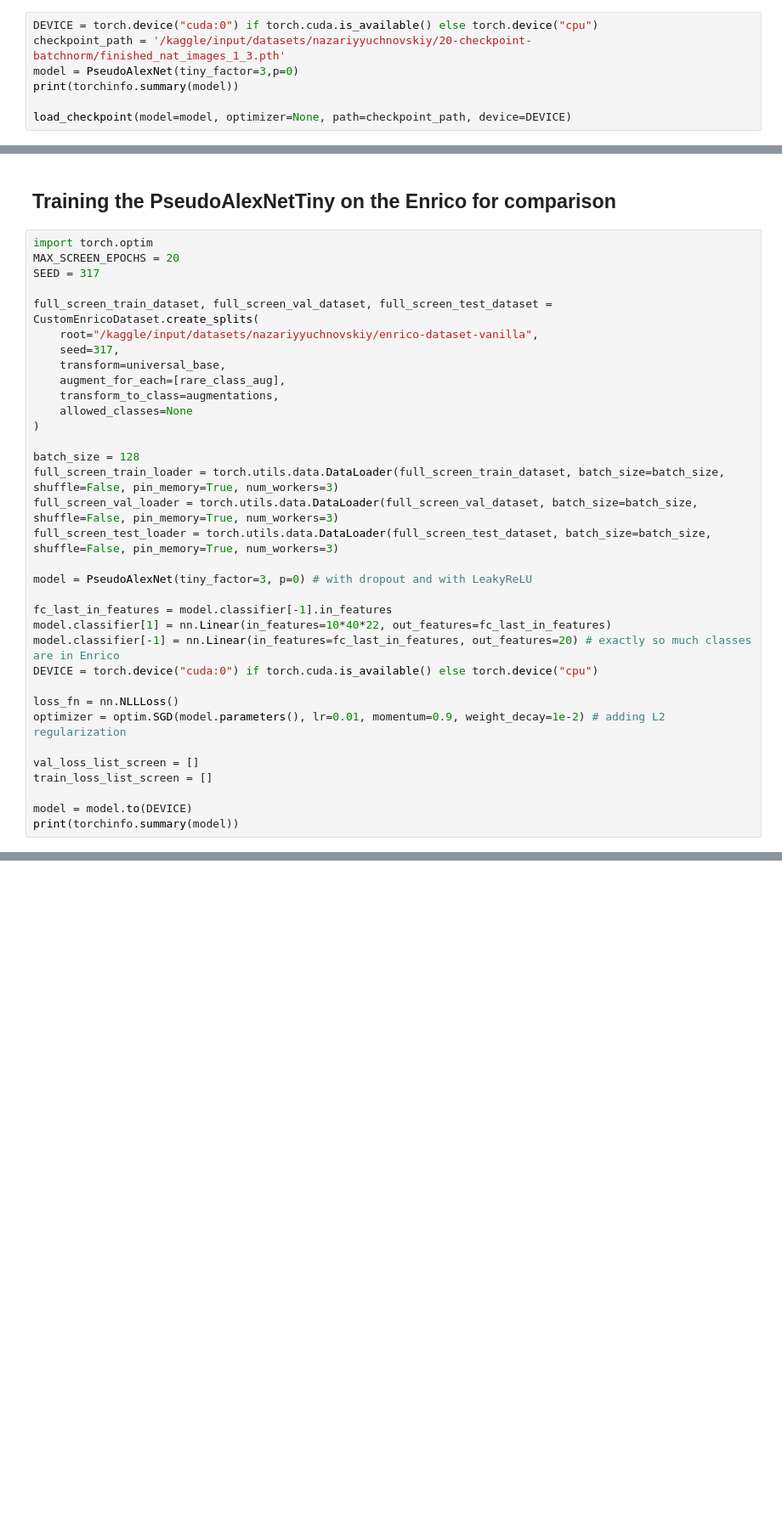
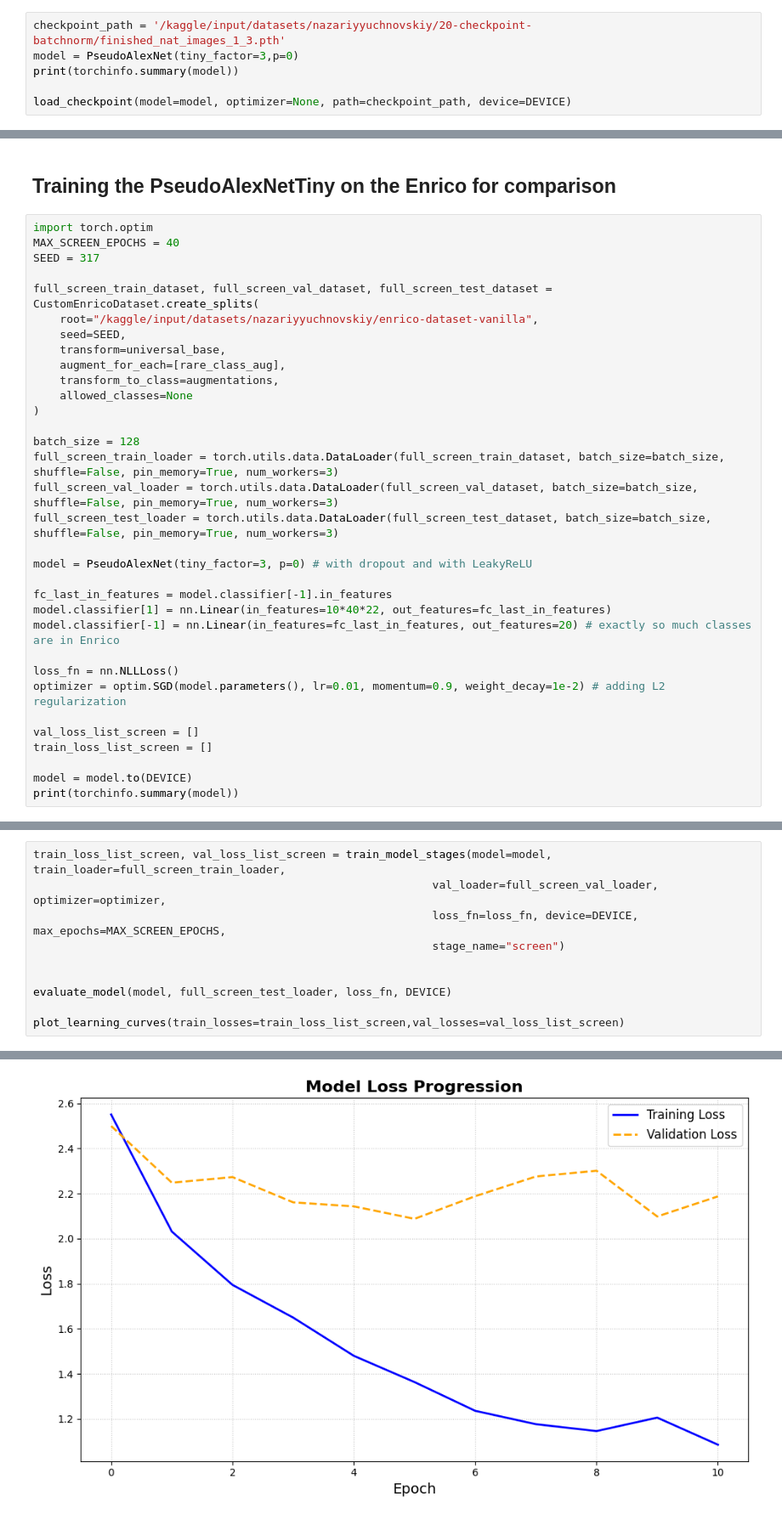
Before and after one commit to madbulgarianfromukraine/modeling_cvs, a Jupyter notebook: src/simple_model/simple_tiny_example.ipynb, the cells around one changed output, grey strips where cells are left out. Shown at 85% size. Saved outputs shown, nothing was run; the diff lists cells and outputs as text; blank space fills up the shorter version.

```diff
--- a/src/simple_model/simple_tiny_example.ipynb
+++ b/src/simple_model/simple_tiny_example.ipynb
@@ -860,7 +227,6 @@ small_screen_test_loader = torch.utils.data.DataLoader(small_screen_test_dataset
 # %% [markdown]
 Loading the checkpoint after the initial training
 # %%
-DEVICE = torch.device("cuda:0") if torch.cuda.is_available() else torch.device("cpu")
 checkpoint_path = '/kaggle/input/datasets/nazariyyuchnovskiy/20-checkpoint-batchnorm/finished_nat_images_1_3.pth'
 model = PseudoAlexNet(tiny_factor=3,p=0)
 print(torchinfo.summary(model))
@@ -1313,12 +442,12 @@ plot_learning_curves(train_losses=train_loss_list,val_losses=val_loss_list)
 ## Training the PseudoAlexNetTiny on the Enrico for comparison
 # %%
 import torch.optim
-MAX_SCREEN_EPOCHS = 20
+MAX_SCREEN_EPOCHS = 40
 SEED = 317
 
 full_screen_train_dataset, full_screen_val_dataset, full_screen_test_dataset = CustomEnricoDataset.create_splits(
     root="/kaggle/input/datasets/nazariyyuchnovskiy/enrico-dataset-vanilla",
-    seed=317,
+    seed=SEED,
     transform=universal_base,
     augment_for_each=[rare_class_aug],
     transform_to_class=augmentations,
@@ -1335,7 +464,6 @@ model = PseudoAlexNet(tiny_factor=3, p=0) # with dropout and with LeakyReLU
 fc_last_in_features = model.classifier[-1].in_features
 model.classifier[1] = nn.Linear(in_features=10*40*22, out_features=fc_last_in_features)
 model.classifier[-1] = nn.Linear(in_features=fc_last_in_features, out_features=20) # exactly so much classes are in Enrico
-DEVICE = torch.device("cuda:0") if torch.cuda.is_available() else torch.device("cpu")
 
 loss_fn = nn.NLLLoss()
 optimizer = optim.SGD(model.parameters(), lr=0.01, momentum=0.9, weight_decay=1e-2) # adding L2 regularization
@@ -1448,0 +494,11 @@ plot_learning_curves(train_losses=train_loss_list_screen,val_losses=val_loss_lis
+# %%
+train_loss_list_screen, val_loss_list_screen = train_model_stages(model=model, train_loader=full_screen_train_loader,
+                                                            val_loader=full_screen_val_loader, optimizer=optimizer,
+                                                            loss_fn=loss_fn, device=DEVICE, max_epochs=MAX_SCREEN_EPOCHS,
+                                                            stage_name="screen")
+
+
+evaluate_model(model, full_screen_test_loader, loss_fn, DEVICE)
+
+plot_learning_curves(train_losses=train_loss_list_screen,val_losses=val_loss_list_screen)
+# %% [output]
@@ -1448,0 +522 @@ plot_learning_curves(train_losses=train_loss_list_screen,val_losses=val_loss_lis
+[figure, added]
```
Also changed, not shown: parts of 56 cells of this notebook.
